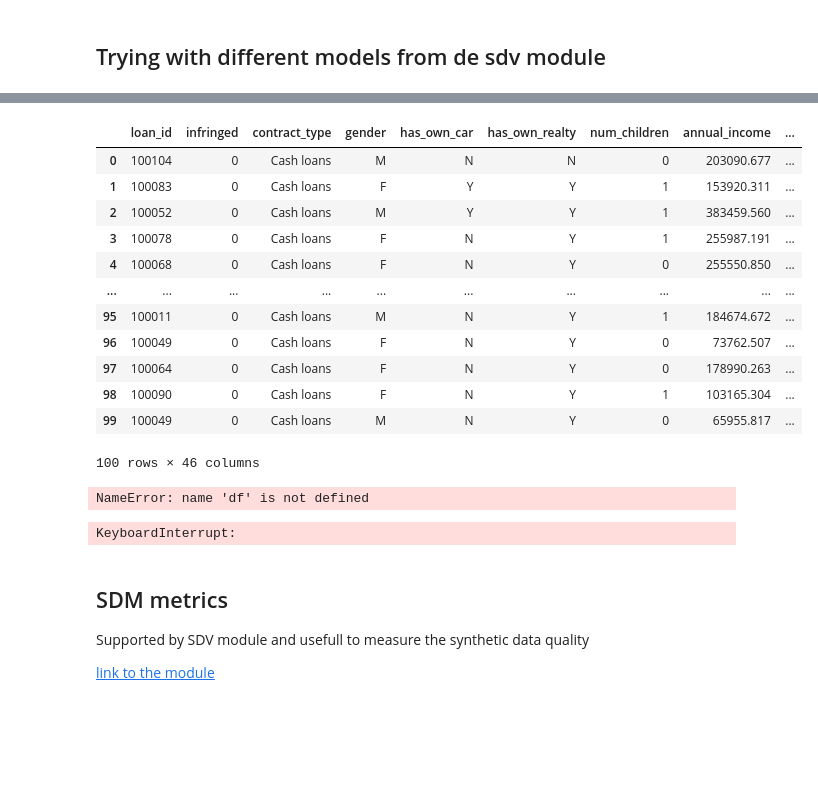
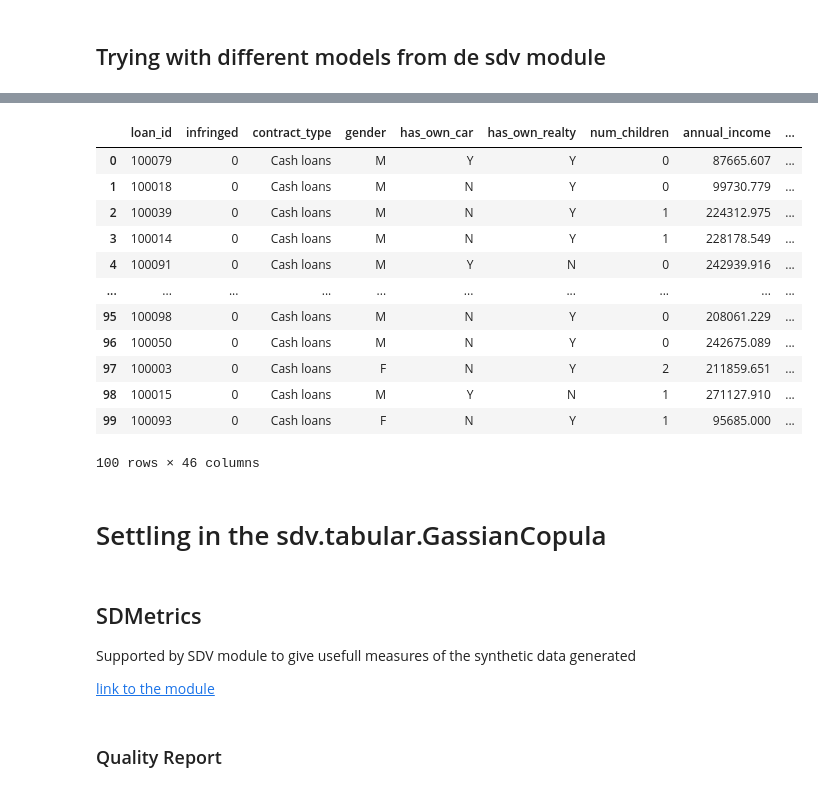
Before and after one commit to eduardofbneves/SP, a Jupyter notebook: PA2/SD_privacy.ipynb, the cells around one changed output, grey strips where cells are left out. Saved outputs shown, nothing was run; the diff lists cells and outputs as text; code cells hidden in the pictures; blank space fills up the shorter version.

```diff
--- a/PA2/SD_privacy.ipynb
+++ b/PA2/SD_privacy.ipynb
@@ -40,56 +78,41 @@ df
 # %%
 from sdv.tabular import GaussianCopula
 
 model = GaussianCopula()
 model.fit(df[:100])
 
-synth_data = model.sample(100)
-synth_data
+gcopula_synth = model.sample(100)
+gcopula_synth
 # %% [output]
 |  | loan_id | infringed | contract_type | gender | has_own_car | has_own_realty | num_children | annual_income | ... |
-| 0 | 100104 | 0 | Cash loans | M | N | N | 0 | 203090.677 | ... |
-| 1 | 100083 | 0 | Cash loans | F | Y | Y | 1 | 153920.311 | ... |
-| 2 | 100052 | 0 | Cash loans | M | Y | Y | 1 | 383459.560 | ... |
-| 3 | 100078 | 0 | Cash loans | F | N | Y | 1 | 255987.191 | ... |
-| 4 | 100068 | 0 | Cash loans | F | N | Y | 0 | 255550.850 | ... |
+| 0 | 100079 | 0 | Cash loans | M | Y | Y | 0 | 87665.607 | ... |
+| 1 | 100018 | 0 | Cash loans | M | N | Y | 0 | 99730.779 | ... |
+| 2 | 100039 | 0 | Cash loans | M | N | Y | 1 | 224312.975 | ... |
+| 3 | 100014 | 0 | Cash loans | M | N | Y | 1 | 228178.549 | ... |
+| 4 | 100091 | 0 | Cash loans | M | Y | N | 0 | 242939.916 | ... |
 | ... | ... | ... | ... | ... | ... | ... | ... | ... | ... |
-| 95 | 100011 | 0 | Cash loans | M | N | Y | 1 | 184674.672 | ... |
-| 96 | 100049 | 0 | Cash loans | F | N | Y | 0 | 73762.507 | ... |
-| 97 | 100064 | 0 | Cash loans | F | N | Y | 0 | 178990.263 | ... |
-| 98 | 100090 | 0 | Cash loans | F | N | Y | 1 | 103165.304 | ... |
-| 99 | 100049 | 0 | Cash loans | M | N | Y | 0 | 65955.817 | ... |
+| 95 | 100098 | 0 | Cash loans | M | N | Y | 0 | 208061.229 | ... |
+| 96 | 100050 | 0 | Cash loans | M | N | Y | 0 | 242675.089 | ... |
+| 97 | 100003 | 0 | Cash loans | F | N | Y | 2 | 211859.651 | ... |
+| 98 | 100015 | 0 | Cash loans | M | Y | N | 1 | 271127.910 | ... |
+| 99 | 100093 | 0 | Cash loans | F | N | Y | 1 | 95685.000 | ... |
 100 rows × 46 columns
-# %%
-from sklearn.pipeline import Pipeline
-from sklearn.preprocessing import RobustScaler
-
-#Get the names of the features
-df_cols = list(df.columns[df.columns != 'loan_id'])
-
-#Create a Pipeline object with a scaler function in it
-quan_pipeline = Pipeline([
-    ('quan_scaler', RobustScaler())
-])
-
-#scaling the data
-processed_data = df.copy()
-processed_data[df_cols] = quan_pipeline.fit_transform(df[df_cols])
-# %% [output]
-NameError: name 'df' is not defined
+# %% [markdown]
+# Settling in the sdv.tabular.GassianCopula
 # %%
 from sdv.tabular import GaussianCopula
 
-model = GaussianCopula()
-model.fit(df)
+gc_model = GaussianCopula()
+gc_model.fit(df)
 
-synth_data = model.sample(df.shape[])
+synth_data = model.sample(df.shape[0])
-# %% [output]
-KeyboardInterrupt:
 # %% [markdown]
-## SDM metrics
+## SDMetrics
 
-Supported by SDV module and usefull to measure the synthetic data quality
+Supported by SDV module to give usefull measures of the synthetic data generated
 
 [link to the module](https://docs.sdv.dev/sdmetrics/)
+# %% [markdown]
+### Quality Report
 # %%
 from sdmetrics.reports.single_table import QualityReport
```
Also changed, not shown: parts of 15 cells of this notebook, 3 other files.
